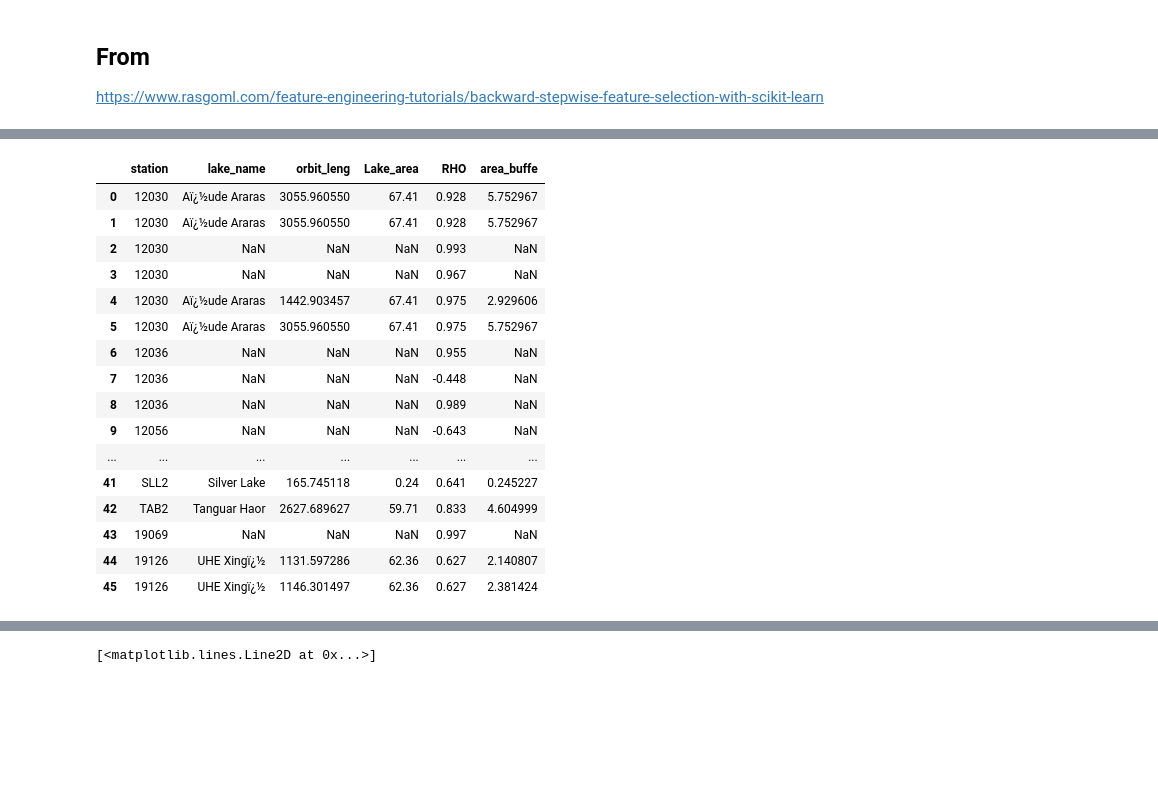
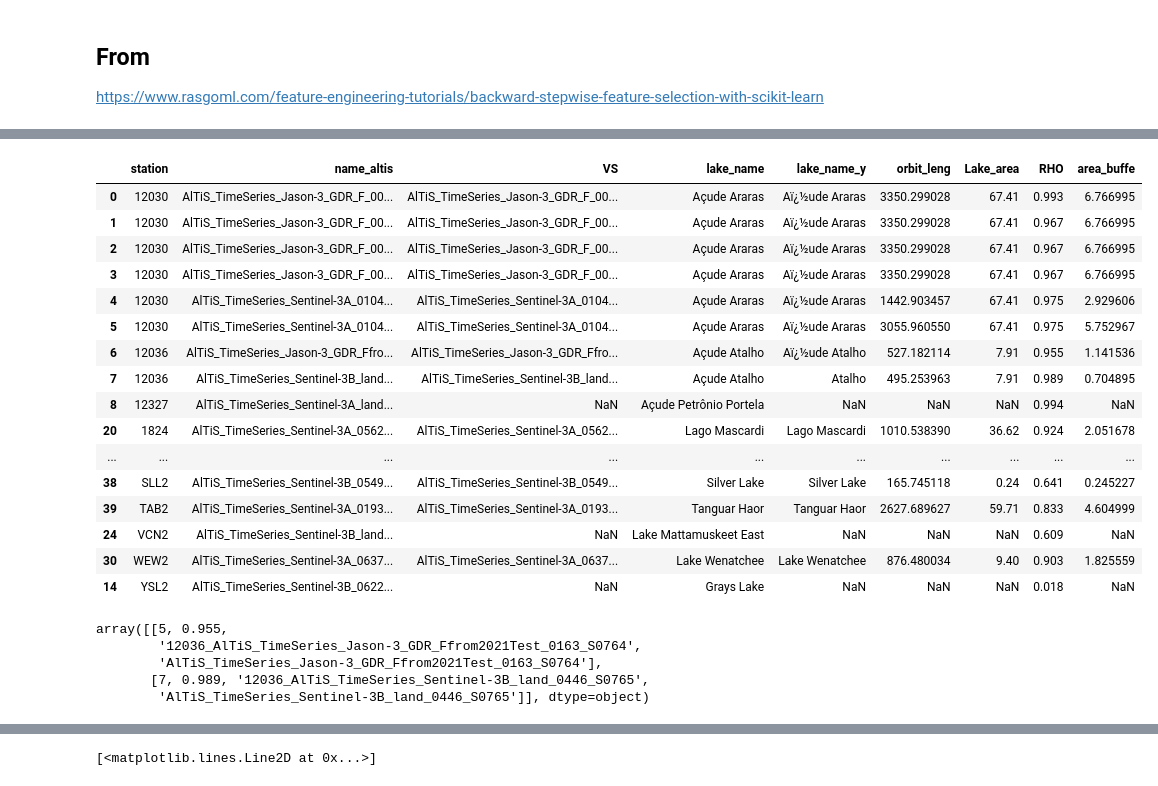
Before and after one commit to anmagomez/radar_altimetry_eval, a Jupyter notebook: src/example_importance.ipynb, the cells around one changed output, grey strips where cells are left out. Saved outputs shown, nothing was run; the diff lists cells and outputs as text; code cells hidden in the pictures; blank space fills up the shorter version.

```diff
--- a/src/example_importance.ipynb
+++ b/src/example_importance.ipynb
@@ -57,7 +60,7 @@ path_win='/home/angelica/Dropbox/apps/python_pychm/locss/data/area_orbits_in_lak
 
 df_shp_lenghts=gpd.read_file(path_win)
 df_shp_lenghts.head()
-path_results='../data/results/comparison__20221111_11_20.csv'
+path_results='../data/results/comparison__20221114_13_16.csv'
 
 # path_results='../data/results/comparison_ALL_20220906_16_59.csv'
 
@@ -89,4 +93,7 @@ dtale.show(df_shp_lenghts[['gauge_id','area_buffe', 'VS']])
 [interactive output not drawn]
 # %%
-df_results[['name_altis']]
+#Results that won't be included in the selection
+df_results=df_results.loc[~df_results['result_id'].isin([1,6,8, 21])]
+dtale.show(df_results)
+# df_results[['station','name_altis','RHO']]
 # %% [output]
@@ -110,27 +101,42 @@ df_results[['name_altis']]
 # %%
+
+df_results['name_altis'] = df_results['name_altis'].apply(lambda x: x.strip())
+
 df_merged=pd.merge(df_results,df_shp_lenghts, left_on='name_altis', right_on='VS', how='left')
 # df_merged=df_merged.loc[df_merged['source_x']=='LOCSS']
 # df_merged=df_merged.loc[~(df_merged['USE'].isnull())]
 # df_merged=df_merged.loc[df_merged['USE']!='N']
-df_merged.shape
+df_merged.columns#shape
 # df_merged.loc[df_merged['r2'].notna()]
-df_merged[['station','lake_name','orbit_leng','Lake_area', 'RHO', 'area_buffe']]
+# df_merged[['station','lake_name','orbit_leng','Lake_area', 'RHO', 'area_buffe']]
+df_merged=df_merged.rename(columns={'lake_name_x':'lake_name'})
+df_merged[['station','name_altis','VS','lake_name','lake_name_y','orbit_leng','Lake_area', 'RHO', 'area_buffe']].sort_values(by='station')
 # %% [output]
-|  | station | lake_name | orbit_leng | Lake_area | RHO | area_buffe |
-| 0 | 12030 | Aï¿½ude Araras | 3055.960550 | 67.41 | 0.928 | 5.752967 |
-| 1 | 12030 | Aï¿½ude Araras | 3055.960550 | 67.41 | 0.928 | 5.752967 |
-| 2 | 12030 | NaN | NaN | NaN | 0.993 | NaN |
-| 3 | 12030 | NaN | NaN | NaN | 0.967 | NaN |
-| 4 | 12030 | Aï¿½ude Araras | 1442.903457 | 67.41 | 0.975 | 2.929606 |
-| 5 | 12030 | Aï¿½ude Araras | 3055.960550 | 67.41 | 0.975 | 5.752967 |
-| 6 | 12036 | NaN | NaN | NaN | 0.955 | NaN |
-| 7 | 12036 | NaN | NaN | NaN | -0.448 | NaN |
-| 8 | 12036 | NaN | NaN | NaN | 0.989 | NaN |
-| 9 | 12056 | NaN | NaN | NaN | -0.643 | NaN |
-| ... | ... | ... | ... | ... | ... | ... |
-| 41 | SLL2 | Silver Lake | 165.745118 | 0.24 | 0.641 | 0.245227 |
-| 42 | TAB2 | Tanguar Haor | 2627.689627 | 59.71 | 0.833 | 4.604999 |
-| 43 | 19069 | NaN | NaN | NaN | 0.997 | NaN |
-| 44 | 19126 | UHE Xingï¿½ | 1131.597286 | 62.36 | 0.627 | 2.140807 |
-| 45 | 19126 | UHE Xingï¿½ | 1146.301497 | 62.36 | 0.627 | 2.381424 |
+|  | station | name_altis | VS | lake_name | lake_name_y | orbit_leng | Lake_area | RHO | area_buffe |
+| 0 | 12030 | AlTiS_TimeSeries_Jason-3_GDR_F_00... | AlTiS_TimeSeries_Jason-3_GDR_F_00... | Açude Araras | Aï¿½ude Araras | 3350.299028 | 67.41 | 0.993 | 6.766995 |
+| 1 | 12030 | AlTiS_TimeSeries_Jason-3_GDR_F_00... | AlTiS_TimeSeries_Jason-3_GDR_F_00... | Açude Araras | Aï¿½ude Araras | 3350.299028 | 67.41 | 0.967 | 6.766995 |
+| 2 | 12030 | AlTiS_TimeSeries_Jason-3_GDR_F_00... | AlTiS_TimeSeries_Jason-3_GDR_F_00... | Açude Araras | Aï¿½ude Araras | 3350.299028 | 67.41 | 0.967 | 6.766995 |
+| 3 | 12030 | AlTiS_TimeSeries_Jason-3_GDR_F_00... | AlTiS_TimeSeries_Jason-3_GDR_F_00... | Açude Araras | Aï¿½ude Araras | 3350.299028 | 67.41 | 0.967 | 6.766995 |
+| 4 | 12030 | AlTiS_TimeSeries_Sentinel-3A_0104... | AlTiS_TimeSeries_Sentinel-3A_0104... | Açude Araras | Aï¿½ude Araras | 1442.903457 | 67.41 | 0.975 | 2.929606 |
+| 5 | 12030 | AlTiS_TimeSeries_Sentinel-3A_0104... | AlTiS_TimeSeries_Sentinel-3A_0104... | Açude Araras | Aï¿½ude Araras | 3055.960550 | 67.41 | 0.975 | 5.752967 |
+| 6 | 12036 | AlTiS_TimeSeries_Jason-3_GDR_Ffro... | AlTiS_TimeSeries_Jason-3_GDR_Ffro... | Açude Atalho | Aï¿½ude Atalho | 527.182114 | 7.91 | 0.955 | 1.141536 |
+| 7 | 12036 | AlTiS_TimeSeries_Sentinel-3B_land... | AlTiS_TimeSeries_Sentinel-3B_land... | Açude Atalho | Atalho | 495.253963 | 7.91 | 0.989 | 0.704895 |
+| 8 | 12327 | AlTiS_TimeSeries_Sentinel-3A_land... | NaN | Açude Petrônio Portela | NaN | NaN | NaN | 0.994 | NaN |
+| 20 | 1824 | AlTiS_TimeSeries_Sentinel-3A_0562... | AlTiS_TimeSeries_Sentinel-3A_0562... | Lago Mascardi | Lago Mascardi | 1010.538390 | 36.62 | 0.924 | 2.051678 |
+| ... | ... | ... | ... | ... | ... | ... | ... | ... | ... |
+| 38 | SLL2 | AlTiS_TimeSeries_Sentinel-3B_0549... | AlTiS_TimeSeries_Sentinel-3B_0549... | Silver Lake | Silver Lake | 165.745118 | 0.24 | 0.641 | 0.245227 |
+| 39 | TAB2 | AlTiS_TimeSeries_Sentinel-3A_0193... | AlTiS_TimeSeries_Sentinel-3A_0193... | Tanguar Haor | Tanguar Haor | 2627.689627 | 59.71 | 0.833 | 4.604999 |
+| 24 | VCN2 | AlTiS_TimeSeries_Sentinel-3B_land... | NaN | Lake Mattamuskeet East | NaN | NaN | NaN | 0.609 | NaN |
+| 30 | WEW2 | AlTiS_TimeSeries_Sentinel-3A_0637... | AlTiS_TimeSeries_Sentinel-3A_0637... | Lake Wenatchee | Lake Wenatchee | 876.480034 | 9.40 | 0.903 | 1.825559 |
+| 14 | YSL2 | AlTiS_TimeSeries_Sentinel-3B_0622... | NaN | Grays Lake | NaN | NaN | NaN | 0.018 | NaN |
+# %%
+df_merged.loc[df_merged['station']=='12036', ['result_id','RHO', 'altis', 'VS']].values
+# AlTiS_TimeSeries_Sentinel-3B_land_0446_S0765
+# AlTiS_TimeSeries_Sentinel-3B_land_0446_S0765
+# %% [output]
+array([[5, 0.955,
+        '12036_AlTiS_TimeSeries_Jason-3_GDR_Ffrom2021Test_0163_S0764',
+        'AlTiS_TimeSeries_Jason-3_GDR_Ffrom2021Test_0163_S0764'],
+       [7, 0.989, '12036_AlTiS_TimeSeries_Sentinel-3B_land_0446_S0765',
+        'AlTiS_TimeSeries_Sentinel-3B_land_0446_S0765']], dtype=object)
 # %%
```
Also changed, not shown: parts of 17 cells of this notebook, 1 other file.
